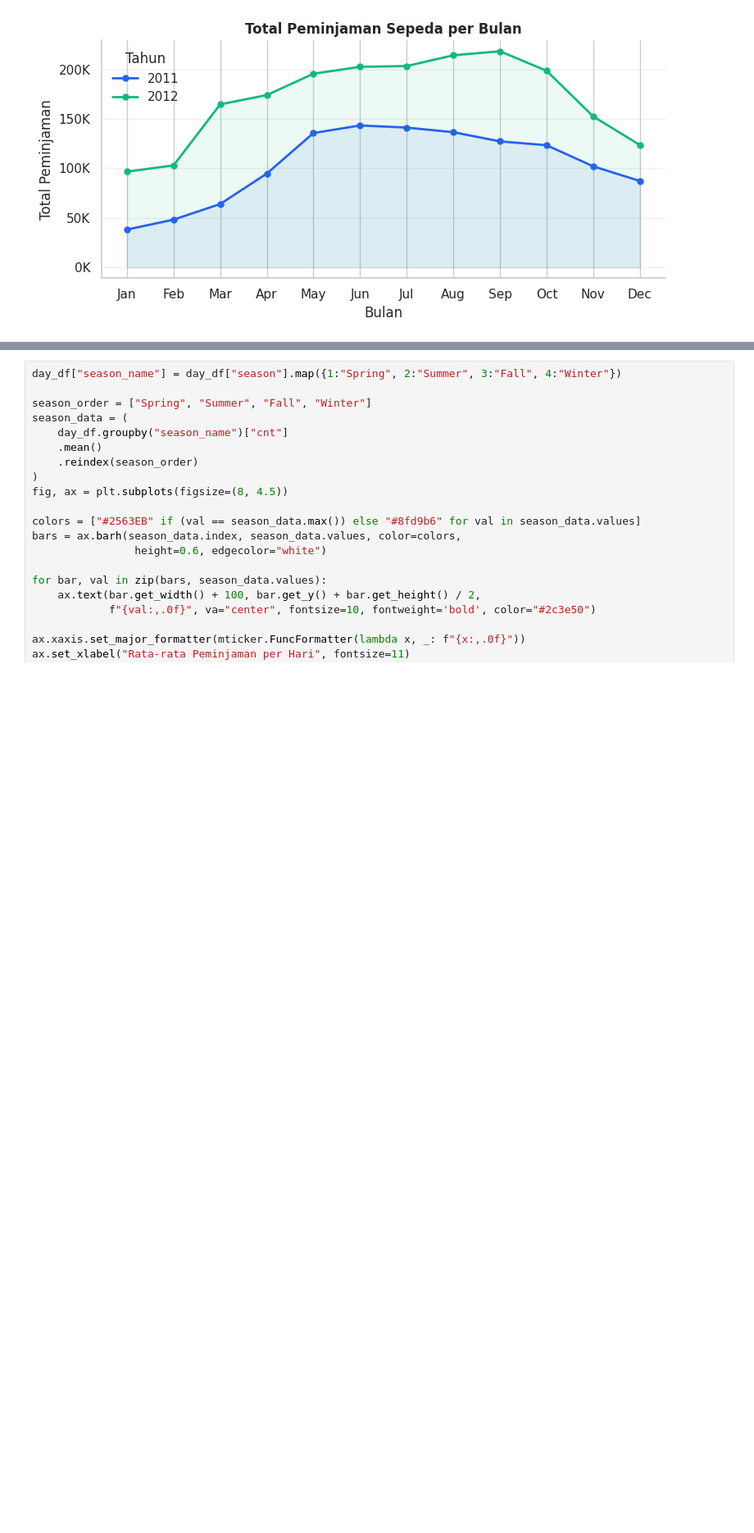
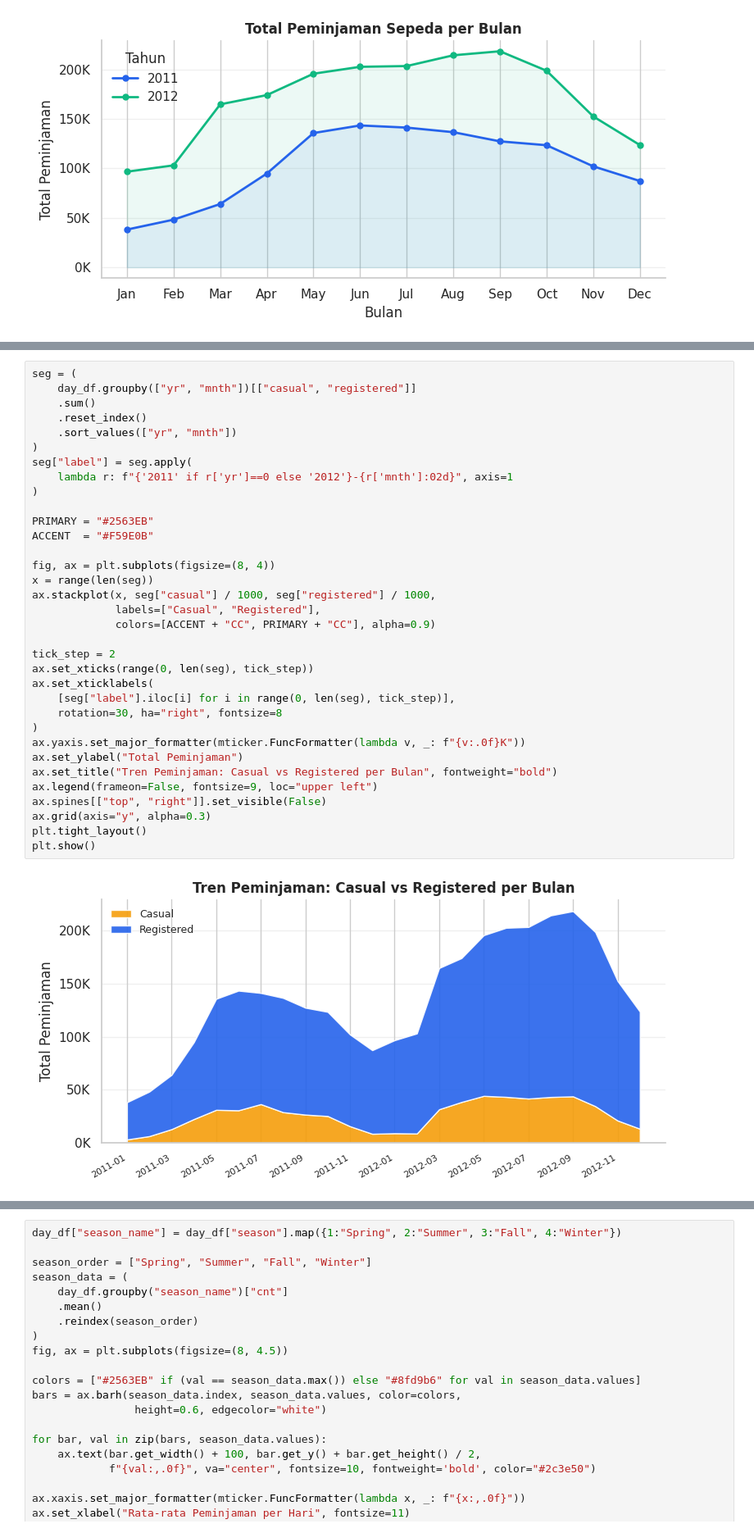
Before and after one commit to pratama-dev/bike-sharing-analytics-dashboard, a Jupyter notebook: notebook.ipynb, the cells around one changed output, grey strips where cells are left out. Shown at 82% size. Drawn from its saved outputs; the diff is of its cells as text; blank space fills up the shorter version.

```diff
--- a/notebook.ipynb
+++ b/notebook.ipynb
@@ -367,0 +378,36 @@ plt.show()
+# %%
+seg = (
+    day_df.groupby(["yr", "mnth"])[["casual", "registered"]]
+    .sum()
+    .reset_index()
+    .sort_values(["yr", "mnth"])
+)
+seg["label"] = seg.apply(
+    lambda r: f"{'2011' if r['yr']==0 else '2012'}-{r['mnth']:02d}", axis=1
+)
+
+PRIMARY = "#2563EB"
+ACCENT  = "#F59E0B"
+
+fig, ax = plt.subplots(figsize=(8, 4))
+x = range(len(seg))
+ax.stackplot(x, seg["casual"] / 1000, seg["registered"] / 1000,
+             labels=["Casual", "Registered"],
+             colors=[ACCENT + "CC", PRIMARY + "CC"], alpha=0.9)
+
+tick_step = 2
+ax.set_xticks(range(0, len(seg), tick_step))
+ax.set_xticklabels(
+    [seg["label"].iloc[i] for i in range(0, len(seg), tick_step)],
+    rotation=30, ha="right", fontsize=8
+)
+ax.yaxis.set_major_formatter(mticker.FuncFormatter(lambda v, _: f"{v:.0f}K"))
+ax.set_ylabel("Total Peminjaman")
+ax.set_title("Tren Peminjaman: Casual vs Registered per Bulan", fontweight="bold")
+ax.legend(frameon=False, fontsize=9, loc="upper left")
+ax.spines[["top", "right"]].set_visible(False)
+ax.grid(axis="y", alpha=0.3)
+plt.tight_layout()
+plt.show()
+# %% [output]
+[figure, added]
```
Also changed, not shown: parts of 18 cells of this notebook.
